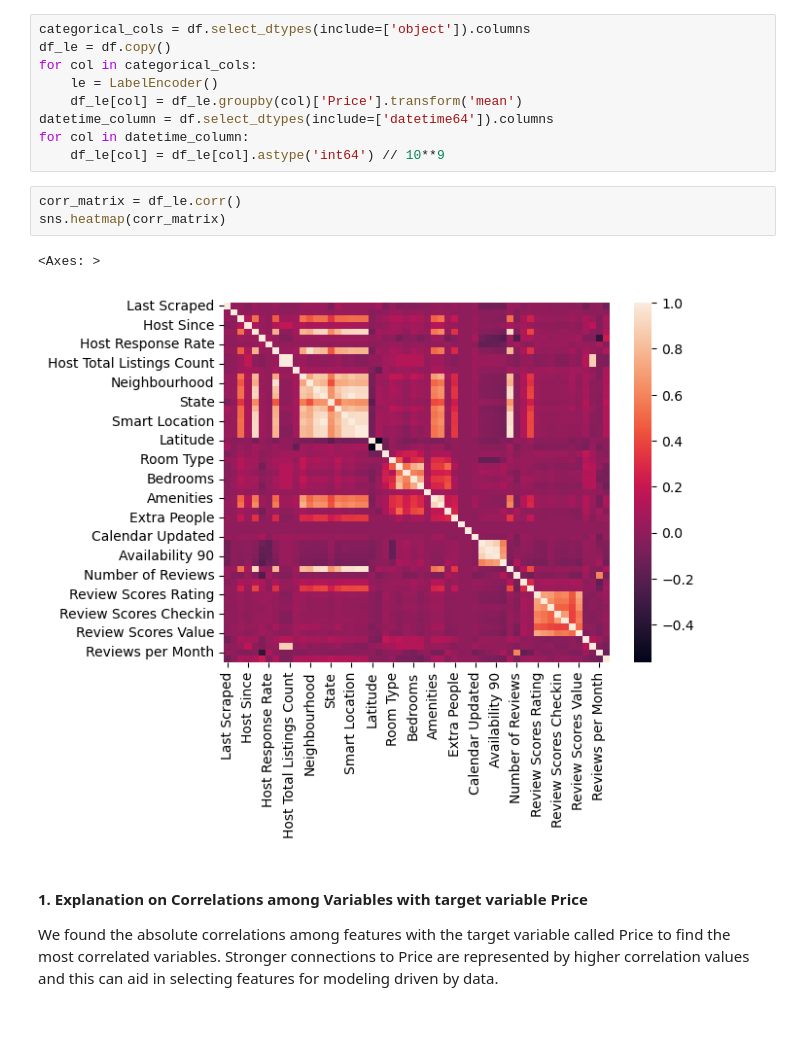
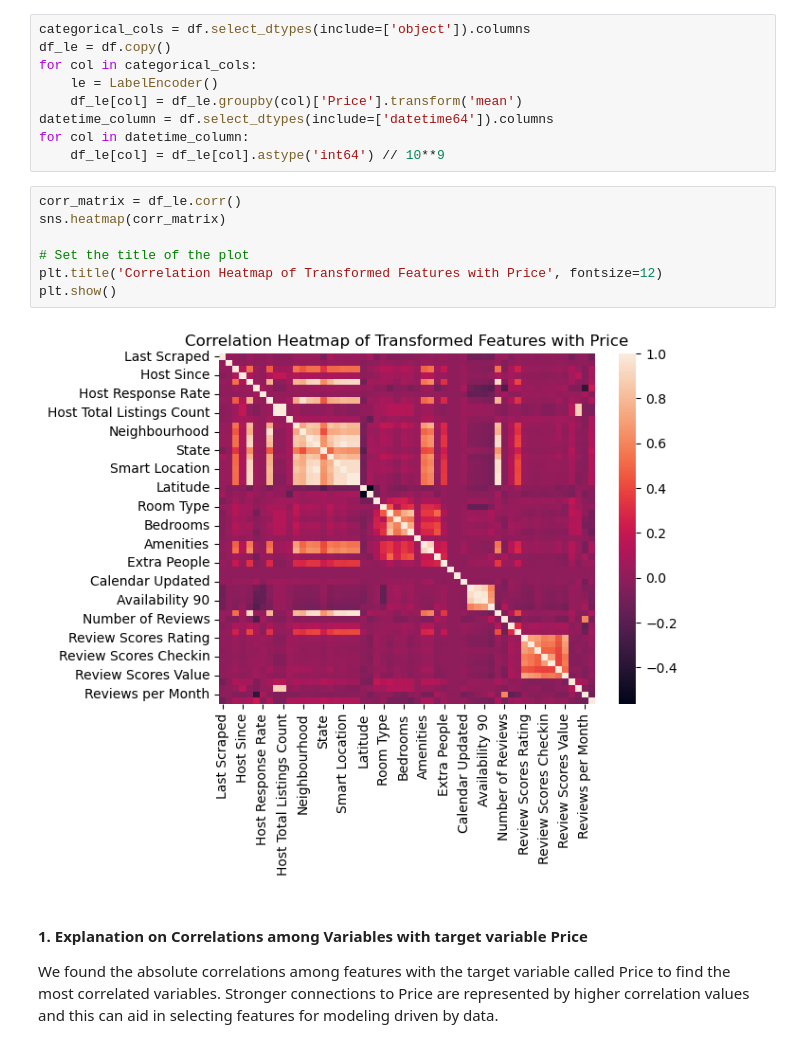
Before and after one commit to deerings/Capstone, a Jupyter notebook: Capstone Code.ipynb, the cells around one changed output. Drawn from its saved outputs; the diff is of its cells as text; blank space fills up the shorter version.

Commit message:
Plot updated

```diff
--- a/Capstone Code.ipynb
+++ b/Capstone Code.ipynb
@@ -561,9 +588,12 @@ for col in datetime_column:
 # %%
 corr_matrix = df_le.corr()
 sns.heatmap(corr_matrix)
+
+# Set the title of the plot
+plt.title('Correlation Heatmap of Transformed Features with Price', fontsize=12)
+plt.show()
 # %% [output]
-<Axes: >
-[figure, old version]
+[figure, new version]
 # %% [markdown]
 #### 1. Explanation on Correlations among Variables with target variable Price
 We found the absolute correlations among features with the target variable called Price to find the most correlated variables. Stronger connections to Price are represented by higher correlation values and this can aid in selecting features for modeling driven by data.
```
Also changed, not shown: parts of 5 cells of this notebook.
